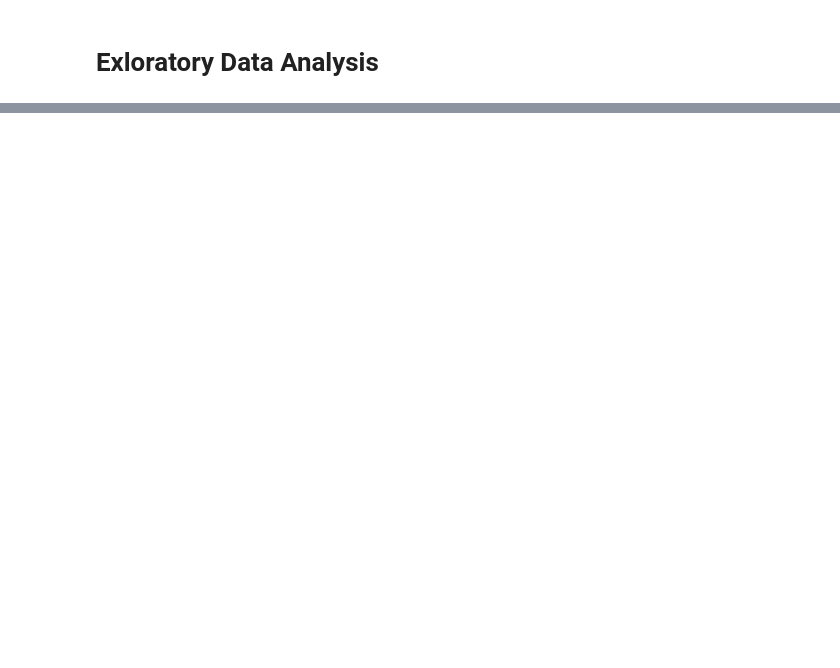
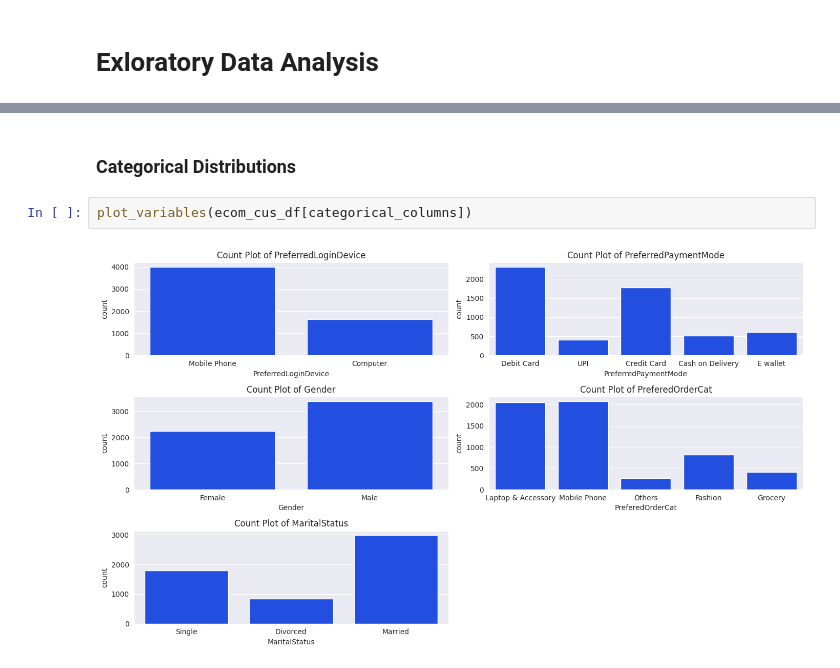
Before and after one commit to Jefest1/ecommerce_customer_churn_prediction, a Jupyter notebook: Notebooks/ecommerce_customer_churn_analysis_preprocessing.ipynb, the cells around one changed output, grey strips where cells are left out. Saved outputs shown, nothing was run; the diff lists cells and outputs as text; blank space fills up the shorter version.

```diff
--- a/Notebooks/ecommerce_customer_churn_analysis_preprocessing.ipynb
+++ b/Notebooks/ecommerce_customer_churn_analysis_preprocessing.ipynb
@@ -245,0 +321,6 @@ ecom_cus_df['PreferredPaymentMode'] = ecom_cus_df['PreferredPaymentMode'].replac
+# %% [markdown]
+### Categorical Distributions
+# %%
+plot_variables(ecom_cus_df[categorical_columns])
+# %% [output]
+[figure, added]
```
Also changed, not shown: parts of 28 cells of this notebook, 2 other files.
